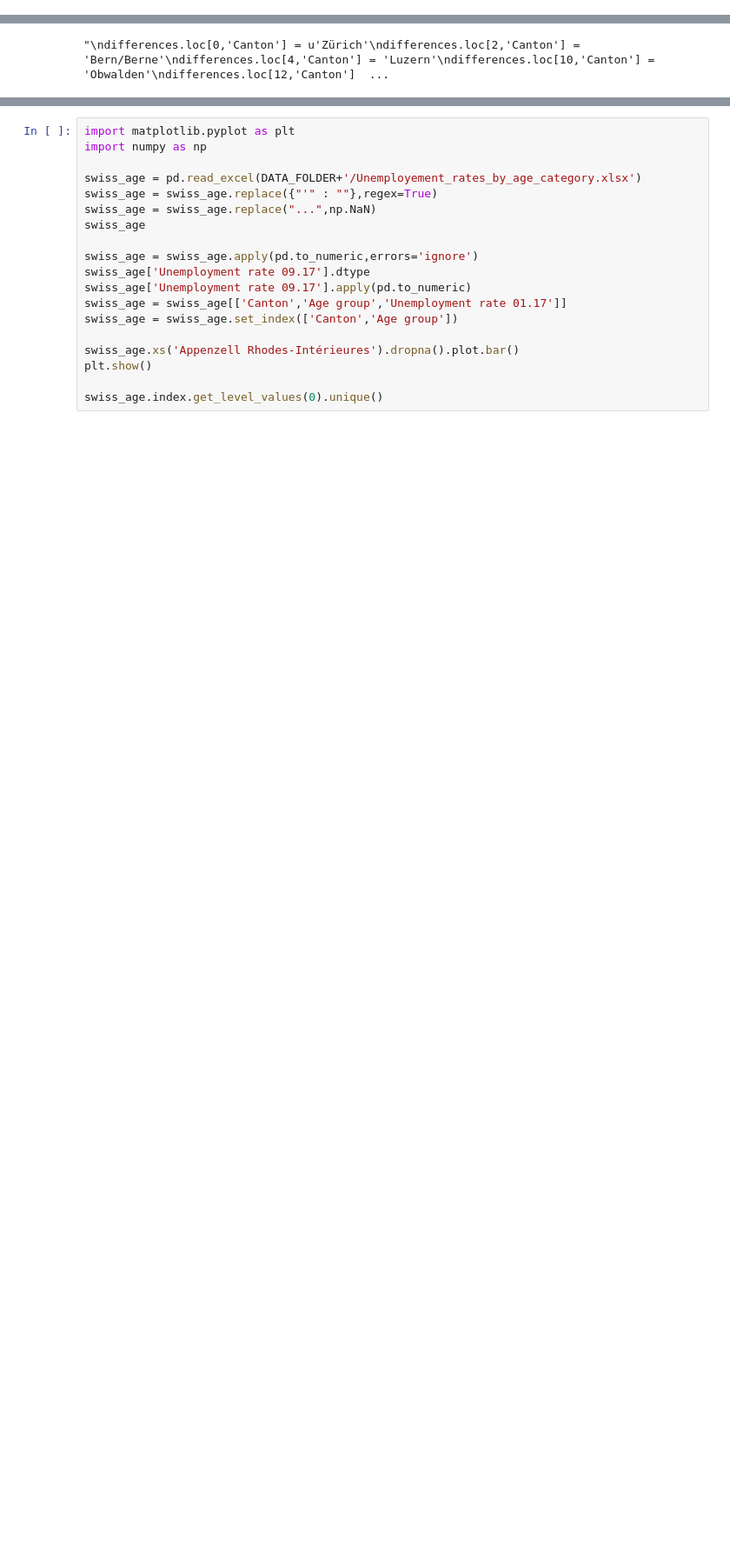
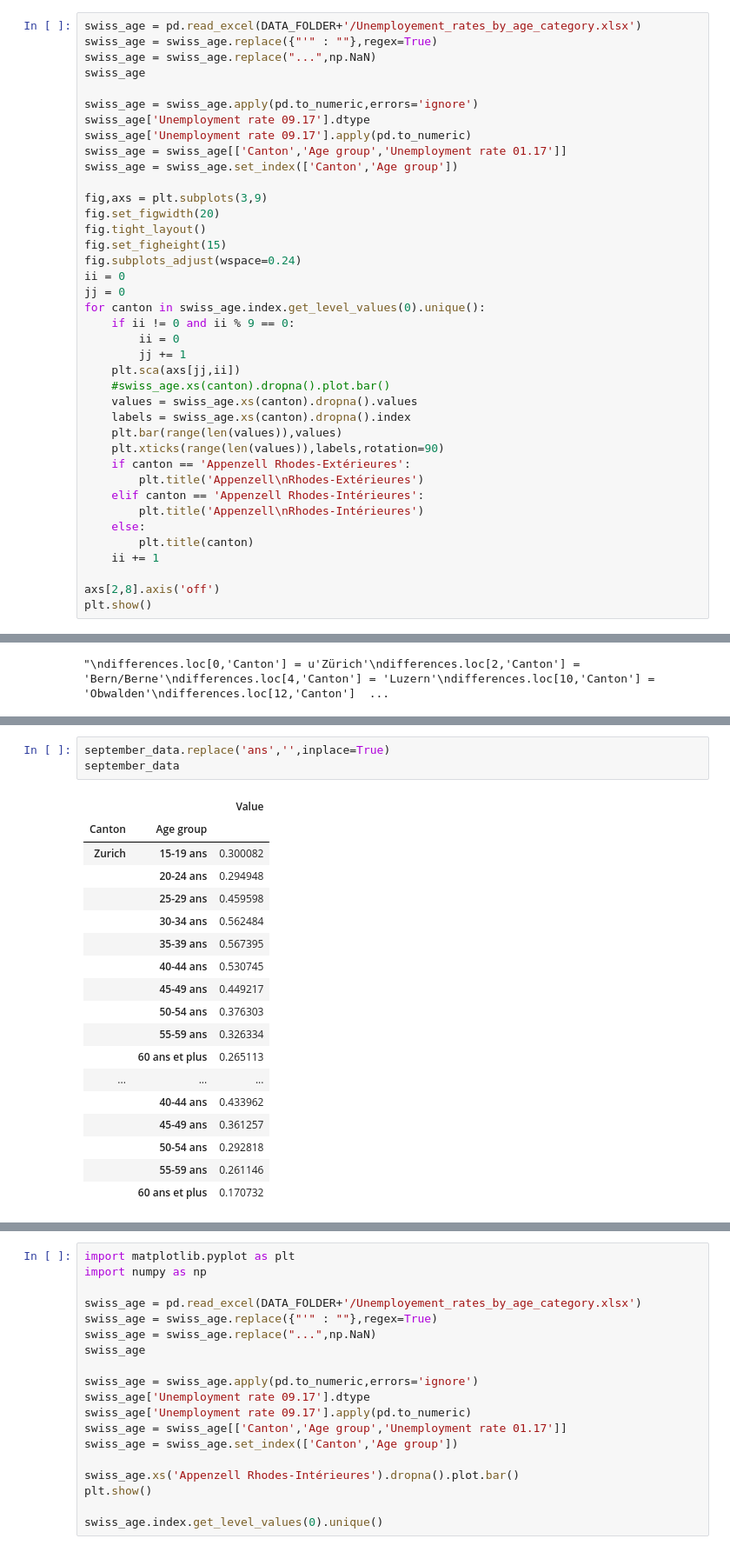
Before and after one commit to adamkozak/ADA2017-project, a Jupyter notebook: Homework/03 - Interactive Viz/03 - Interactive Viz.ipynb, the cells around one changed output, grey strips where cells are left out. Shown at 87% size. Cells and saved outputs as stored; diff of their text form; blank space fills up the shorter version.

```diff
--- a/Homework/03 - Interactive Viz/03 - Interactive Viz.ipynb
+++ b/Homework/03 - Interactive Viz/03 - Interactive Viz.ipynb
@@ -155,0 +304,39 @@ swiss_foreign.head(6)
+# %%
+swiss_age = pd.read_excel(DATA_FOLDER+'/Unemployement_rates_by_age_category.xlsx')
+swiss_age = swiss_age.replace({"'" : ""},regex=True)
+swiss_age = swiss_age.replace("...",np.NaN)
+swiss_age
+
+swiss_age = swiss_age.apply(pd.to_numeric,errors='ignore')
+swiss_age['Unemployment rate 09.17'].dtype
+swiss_age['Unemployment rate 09.17'].apply(pd.to_numeric)
+swiss_age = swiss_age[['Canton','Age group','Unemployment rate 01.17']]
+swiss_age = swiss_age.set_index(['Canton','Age group'])
+
+fig,axs = plt.subplots(3,9)
+fig.set_figwidth(20)
+fig.tight_layout()
+fig.set_figheight(15)
+fig.subplots_adjust(wspace=0.24)
+ii = 0
+jj = 0
+for canton in swiss_age.index.get_level_values(0).unique():
+    if ii != 0 and ii % 9 == 0:
+        ii = 0
+        jj += 1
+    plt.sca(axs[jj,ii])
+    #swiss_age.xs(canton).dropna().plot.bar()
+    values = swiss_age.xs(canton).dropna().values
+    labels = swiss_age.xs(canton).dropna().index
+    plt.bar(range(len(values)),values)
+    plt.xticks(range(len(values)),labels,rotation=90)
+    if canton == 'Appenzell Rhodes-Extérieures':
+        plt.title('Appenzell\nRhodes-Extérieures')
+    elif canton == 'Appenzell Rhodes-Intérieures':
+        plt.title('Appenzell\nRhodes-Intérieures')
+    else:
+        plt.title(canton)
+    ii += 1
+
+axs[2,8].axis('off')
+plt.show()
@@ -315,0 +554,22 @@ m_switz
+# %%
+september_data.replace('ans','',inplace=True)
+september_data
+# %% [output]
+|  |  | Value |
+| Canton | Age group |  |
+| Zurich | 15-19 ans | 0.300082 |
+|  | 20-24 ans | 0.294948 |
+|  | 25-29 ans | 0.459598 |
+|  | 30-34 ans | 0.562484 |
+|  | 35-39 ans | 0.567395 |
+|  | 40-44 ans | 0.530745 |
+|  | 45-49 ans | 0.449217 |
+|  | 50-54 ans | 0.376303 |
+|  | 55-59 ans | 0.326334 |
+|  | 60 ans et plus | 0.265113 |
+| ... | ... | ... |
+|  | 40-44 ans | 0.433962 |
+|  | 45-49 ans | 0.361257 |
+|  | 50-54 ans | 0.292818 |
+|  | 55-59 ans | 0.261146 |
+|  | 60 ans et plus | 0.170732 |
```
Also changed, not shown: parts of 14 cells of this notebook.
